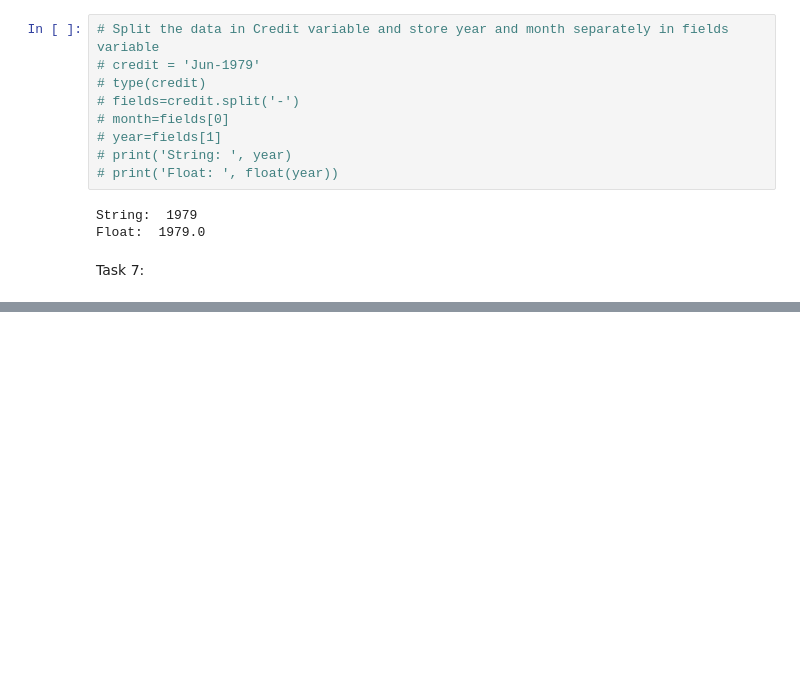
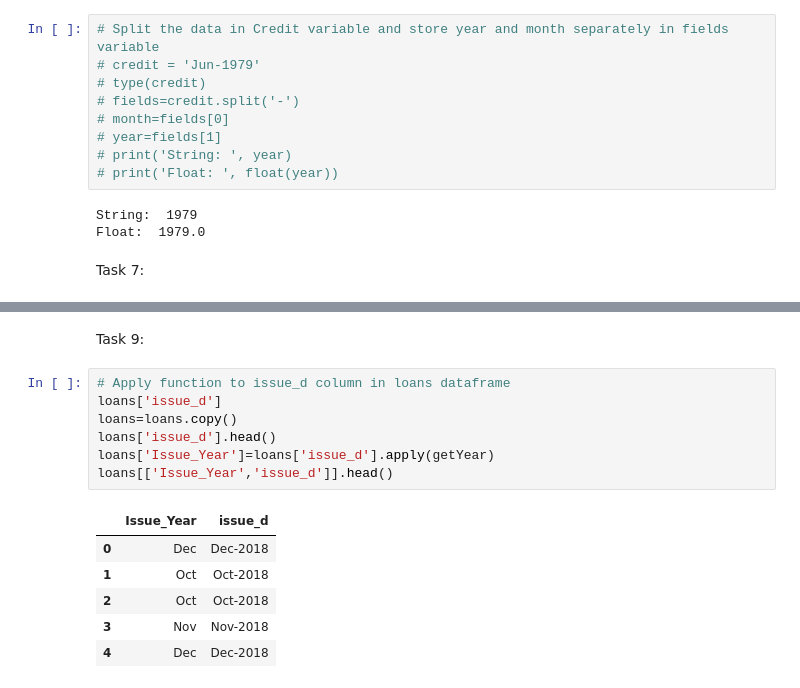
Before and after one commit to sengupta-arijit-rij/Machine-Learning, a Jupyter notebook: DS_MakeFeatures_AssignMent_Arijit_Sengupta.ipynb, the cells around one changed output, grey strips where cells are left out. Drawn from its saved outputs; the diff is of its cells as text; blank space fills up the shorter version.

```diff
--- a/DS_MakeFeatures_AssignMent_Arijit_Sengupta.ipynb
+++ b/DS_MakeFeatures_AssignMent_Arijit_Sengupta.ipynb
@@ -187,0 +213,16 @@ Year of reandom date 1987-02 is 1987
+# %% [markdown]
+Task 9:
+# %%
+# Apply function to issue_d column in loans dataframe
+loans['issue_d']
+loans=loans.copy()
+loans['issue_d'].head()
+loans['Issue_Year']=loans['issue_d'].apply(getYear)
+loans[['Issue_Year','issue_d']].head()
+# %% [output]
+|  | Issue_Year | issue_d |
+| 0 | Dec | Dec-2018 |
+| 1 | Oct | Oct-2018 |
+| 2 | Oct | Oct-2018 |
+| 3 | Nov | Nov-2018 |
+| 4 | Dec | Dec-2018 |
```
Also changed, not shown: parts of 4 cells of this notebook.
